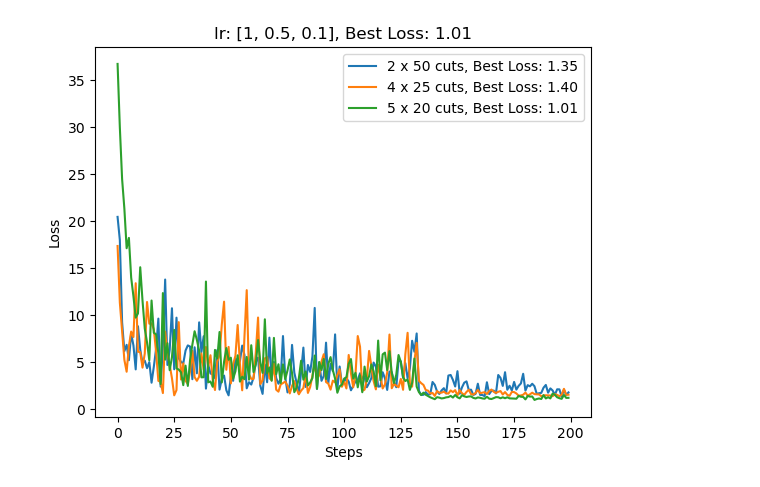
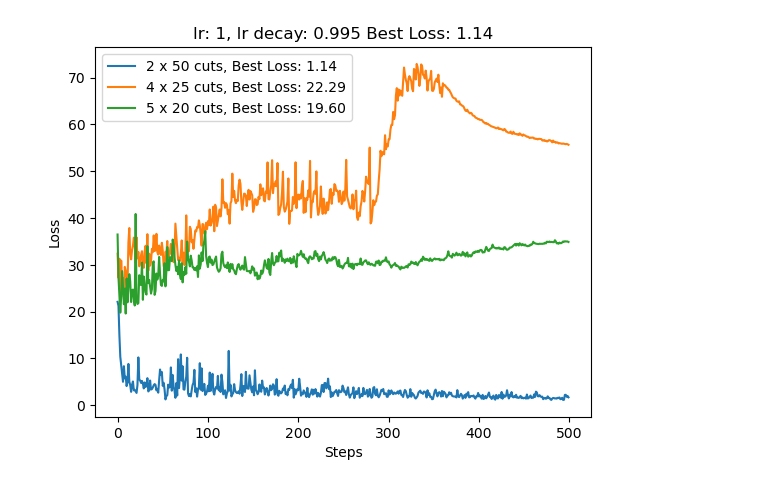
Before and after one commit to frankafan/PieceOfCake, a Jupyter notebook: grid_cuts.ipynb, the cells around one changed output. Saved outputs shown, nothing was run; the diff lists cells and outputs as text; code cells hidden in the pictures.

Commit message:
Search hyperparameters and plot results.

```diff
--- a/grid_cuts.ipynb
+++ b/grid_cuts.ipynb
@@ -151,5 +147,12 @@ Best loss: 1.1238432924745525
 # %%
-all_losses = np.array(all_losses)
+learning_rate = 0.1
+num_iterations = 500
+epsilon = 1e-3
+
+factors = factor_pairs(len(requests))[1:-1]
+best_x_cuts, best_y_cuts, all_losses = gradient_descent(factors, learning_rate, num_iterations, epsilon)
+
+print("Best loss:", np.min(np.concatenate(all_losses)))
 
 plt.figure()
 for losses in all_losses:
@@ -159,5 +162,6 @@ plt.xlabel('Steps')
 plt.ylabel('Loss')
 plt.title(f'lr: {learning_rate}, Best Loss: {np.min(np.concatenate(all_losses)):.2f}')
 plt.legend([f'{num_horizontal} x {num_vertical} cuts, Best Loss: {np.min(all_losses[i]):.2f}' for i, (num_horizontal, num_vertical) in enumerate(factors)])
+plt.savefig(f'lr={learning_rate}_loss={np.min(np.concatenate(all_losses)):.2f}.png')
 plt.show()
 # %% [output]
@@ -164,0 +193,20 @@ plt.show()
+# %%
+learning_rate = 0.01
+num_iterations = 500
+epsilon = 1e-3
+
+factors = factor_pairs(len(requests))[1:-1]
+best_x_cuts, best_y_cuts, all_losses = gradient_descent(factors, learning_rate, num_iterations, epsilon)
+
+print("Best loss:", np.min(np.concatenate(all_losses)))
+
+plt.figure()
+for losses in all_losses:
+    plt.plot(losses)
+
+plt.xlabel('Steps')
+plt.ylabel('Loss')
+plt.title(f'lr: {learning_rate}, Best Loss: {np.min(np.concatenate(all_losses)):.2f}')
+plt.legend([f'{num_horizontal} x {num_vertical} cuts, Best Loss: {np.min(all_losses[i]):.2f}' for i, (num_horizontal, num_vertical) in enumerate(factors)])
+plt.savefig(f'lr={learning_rate}_loss={np.min(np.concatenate(all_losses)):.2f}.png')
+plt.show()
@@ -214,5 +218,13 @@ Best loss: 1.0077670042718385
 # %%
-all_losses = np.array(all_losses)
+learning_rate = 1
+learning_rate_decay = 0.995
+num_iterations = 500
+epsilon = 1e-3
+
+factors = factor_pairs(len(requests))[1:-1]
+best_x_cuts, best_y_cuts, all_losses = gradient_descent(factors, learning_rate, num_iterations, epsilon, learning_rate_decay)
+
+print("Best loss:", np.min(np.concatenate(all_losses)))
 
 plt.figure()
 for losses in all_losses:
@@ -220,7 +232,8 @@ for losses in all_losses:
 
 plt.xlabel('Steps')
 plt.ylabel('Loss')
-plt.title(f'lr: {learning_rates}, Best Loss: {np.min(np.concatenate(all_losses)):.2f}')
+plt.title(f'lr: {learning_rate}, lr decay: {learning_rate_decay} Best Loss: {np.min(np.concatenate(all_losses)):.2f}')
 plt.legend([f'{num_horizontal} x {num_vertical} cuts, Best Loss: {np.min(all_losses[i]):.2f}' for i, (num_horizontal, num_vertical) in enumerate(factors)])
+plt.savefig(f'lr={learning_rate}_decay={learning_rate_decay}_loss={np.min(np.concatenate(all_losses)):.2f}.png')
 plt.show()
 # %% [output]
@@ -227 +241 @@ plt.show()
-[figure, old version]
+[figure, new version]
```
Also changed, not shown: parts of 14 cells of this notebook, 9 other files.
